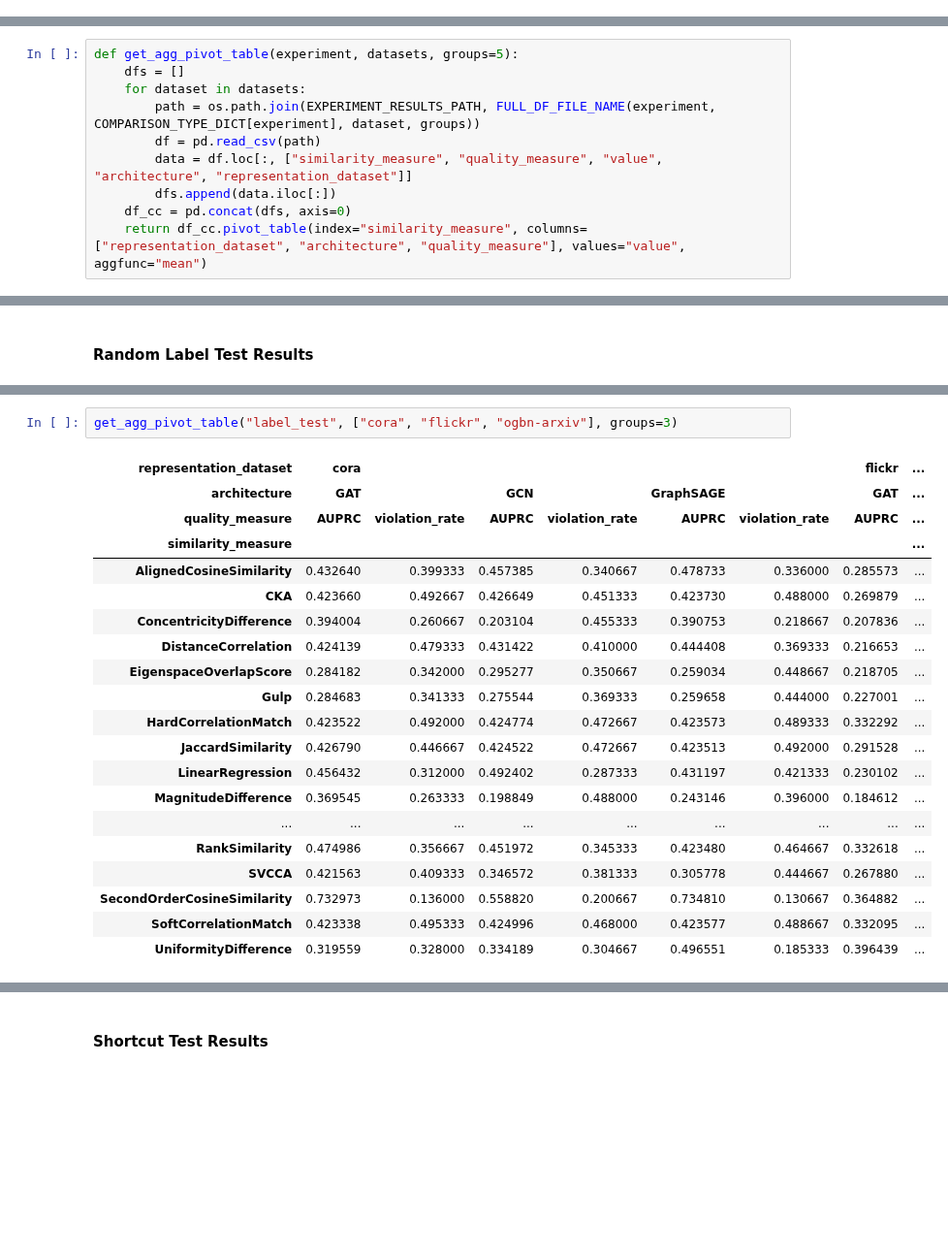
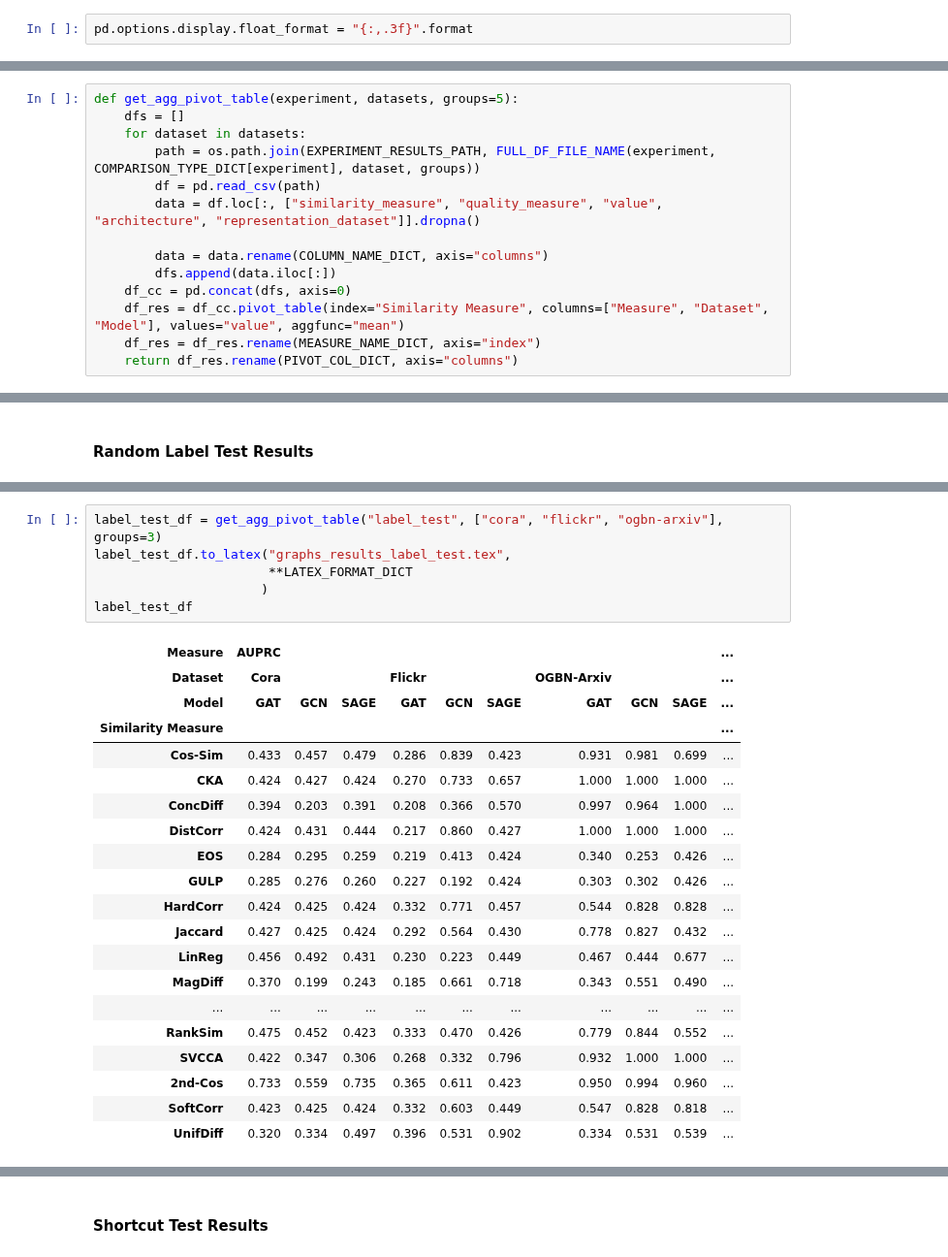
Before and after one commit to TaWald/similaritybench, a Jupyter notebook: graphs/notebooks/tables.ipynb, the cells around one changed output, grey strips where cells are left out. Shown at 97% size. Saved outputs shown, nothing was run; the diff lists cells and outputs as text; blank space fills up the shorter version.

Commit message:
Big Table Update

```diff
--- a/graphs/notebooks/tables.ipynb
+++ b/graphs/notebooks/tables.ipynb
@@ -6,0 +5,2 @@ import os
+# %%
+pd.options.display.float_format = "{:,.3f}".format
@@ -34,7 +87,11 @@ def get_agg_pivot_table(experiment, datasets, groups=5):
     for dataset in datasets:
         path = os.path.join(EXPERIMENT_RESULTS_PATH, FULL_DF_FILE_NAME(experiment, COMPARISON_TYPE_DICT[experiment], dataset, groups))
         df = pd.read_csv(path)
-        data = df.loc[:, ["similarity_measure", "quality_measure", "value", "architecture", "representation_dataset"]]
+        data = df.loc[:, ["similarity_measure", "quality_measure", "value", "architecture", "representation_dataset"]].dropna()
+
+        data = data.rename(COLUMN_NAME_DICT, axis="columns")
         dfs.append(data.iloc[:])
     df_cc = pd.concat(dfs, axis=0)
-    return df_cc.pivot_table(index="similarity_measure", columns=["representation_dataset", "architecture", "quality_measure"], values="value", aggfunc="mean")
+    df_res = df_cc.pivot_table(index="Similarity Measure", columns=["Measure", "Dataset", "Model"], values="value", aggfunc="mean")
+    df_res = df_res.rename(MEASURE_NAME_DICT, axis="index")
+    return df_res.rename(PIVOT_COL_DICT, axis="columns")
@@ -66,26 +125,30 @@ get_agg_pivot_table("label_test", ["cora", "flickr", "ogbn-arxiv"])
 # %%
-get_agg_pivot_table("label_test", ["cora", "flickr", "ogbn-arxiv"], groups=3)
+label_test_df = get_agg_pivot_table("label_test", ["cora", "flickr", "ogbn-arxiv"], groups=3)
+label_test_df.to_latex("graphs_results_label_test.tex",
+                       **LATEX_FORMAT_DICT
+                      )
+label_test_df
 # %% [output]
-| representation_dataset | cora |  |  |  |  |  | flickr | ... |
-| architecture | GAT |  | GCN |  | GraphSAGE |  | GAT | ... |
-| quality_measure | AUPRC | violation_rate | AUPRC | violation_rate | AUPRC | violation_rate | AUPRC | ... |
-| similarity_measure |  |  |  |  |  |  |  | ... |
-| AlignedCosineSimilarity | 0.432640 | 0.399333 | 0.457385 | 0.340667 | 0.478733 | 0.336000 | 0.285573 | ... |
-| CKA | 0.423660 | 0.492667 | 0.426649 | 0.451333 | 0.423730 | 0.488000 | 0.269879 | ... |
-| ConcentricityDifference | 0.394004 | 0.260667 | 0.203104 | 0.455333 | 0.390753 | 0.218667 | 0.207836 | ... |
-| DistanceCorrelation | 0.424139 | 0.479333 | 0.431422 | 0.410000 | 0.444408 | 0.369333 | 0.216653 | ... |
-| EigenspaceOverlapScore | 0.284182 | 0.342000 | 0.295277 | 0.350667 | 0.259034 | 0.448667 | 0.218705 | ... |
-| Gulp | 0.284683 | 0.341333 | 0.275544 | 0.369333 | 0.259658 | 0.444000 | 0.227001 | ... |
-| HardCorrelationMatch | 0.423522 | 0.492000 | 0.424774 | 0.472667 | 0.423573 | 0.489333 | 0.332292 | ... |
-| JaccardSimilarity | 0.426790 | 0.446667 | 0.424522 | 0.472667 | 0.423513 | 0.492000 | 0.291528 | ... |
-| LinearRegression | 0.456432 | 0.312000 | 0.492402 | 0.287333 | 0.431197 | 0.421333 | 0.230102 | ... |
-| MagnitudeDifference | 0.369545 | 0.263333 | 0.198849 | 0.488000 | 0.243146 | 0.396000 | 0.184612 | ... |
-| ... | ... | ... | ... | ... | ... | ... | ... | ... |
-| RankSimilarity | 0.474986 | 0.356667 | 0.451972 | 0.345333 | 0.423480 | 0.464667 | 0.332618 | ... |
-| SVCCA | 0.421563 | 0.409333 | 0.346572 | 0.381333 | 0.305778 | 0.444667 | 0.267880 | ... |
-| SecondOrderCosineSimilarity | 0.732973 | 0.136000 | 0.558820 | 0.200667 | 0.734810 | 0.130667 | 0.364882 | ... |
-| SoftCorrelationMatch | 0.423338 | 0.495333 | 0.424996 | 0.468000 | 0.423577 | 0.488667 | 0.332095 | ... |
-| UniformityDifference | 0.319559 | 0.328000 | 0.334189 | 0.304667 | 0.496551 | 0.185333 | 0.396439 | ... |
+| Measure | AUPRC |  |  |  |  |  |  |  |  | ... |
+| Dataset | Cora |  |  | Flickr |  |  | OGBN-Arxiv |  |  | ... |
+| Model | GAT | GCN | SAGE | GAT | GCN | SAGE | GAT | GCN | SAGE | ... |
+| Similarity Measure |  |  |  |  |  |  |  |  |  | ... |
+| Cos-Sim | 0.433 | 0.457 | 0.479 | 0.286 | 0.839 | 0.423 | 0.931 | 0.981 | 0.699 | ... |
+| CKA | 0.424 | 0.427 | 0.424 | 0.270 | 0.733 | 0.657 | 1.000 | 1.000 | 1.000 | ... |
+| ConcDiff | 0.394 | 0.203 | 0.391 | 0.208 | 0.366 | 0.570 | 0.997 | 0.964 | 1.000 | ... |
+| DistCorr | 0.424 | 0.431 | 0.444 | 0.217 | 0.860 | 0.427 | 1.000 | 1.000 | 1.000 | ... |
+| EOS | 0.284 | 0.295 | 0.259 | 0.219 | 0.413 | 0.424 | 0.340 | 0.253 | 0.426 | ... |
+| GULP | 0.285 | 0.276 | 0.260 | 0.227 | 0.192 | 0.424 | 0.303 | 0.302 | 0.426 | ... |
+| HardCorr | 0.424 | 0.425 | 0.424 | 0.332 | 0.771 | 0.457 | 0.544 | 0.828 | 0.828 | ... |
+| Jaccard | 0.427 | 0.425 | 0.424 | 0.292 | 0.564 | 0.430 | 0.778 | 0.827 | 0.432 | ... |
+| LinReg | 0.456 | 0.492 | 0.431 | 0.230 | 0.223 | 0.449 | 0.467 | 0.444 | 0.677 | ... |
+| MagDiff | 0.370 | 0.199 | 0.243 | 0.185 | 0.661 | 0.718 | 0.343 | 0.551 | 0.490 | ... |
+| ... | ... | ... | ... | ... | ... | ... | ... | ... | ... | ... |
+| RankSim | 0.475 | 0.452 | 0.423 | 0.333 | 0.470 | 0.426 | 0.779 | 0.844 | 0.552 | ... |
+| SVCCA | 0.422 | 0.347 | 0.306 | 0.268 | 0.332 | 0.796 | 0.932 | 1.000 | 1.000 | ... |
+| 2nd-Cos | 0.733 | 0.559 | 0.735 | 0.365 | 0.611 | 0.423 | 0.950 | 0.994 | 0.960 | ... |
+| SoftCorr | 0.423 | 0.425 | 0.424 | 0.332 | 0.603 | 0.449 | 0.547 | 0.828 | 0.818 | ... |
+| UnifDiff | 0.320 | 0.334 | 0.497 | 0.396 | 0.531 | 0.902 | 0.334 | 0.531 | 0.539 | ... |
 # %%
 get_agg_pivot_table("label_test", ["cora", "flickr", "ogbn-arxiv"], groups=2)
 # %% [output]
```
Also changed, not shown: parts of 23 cells of this notebook.
